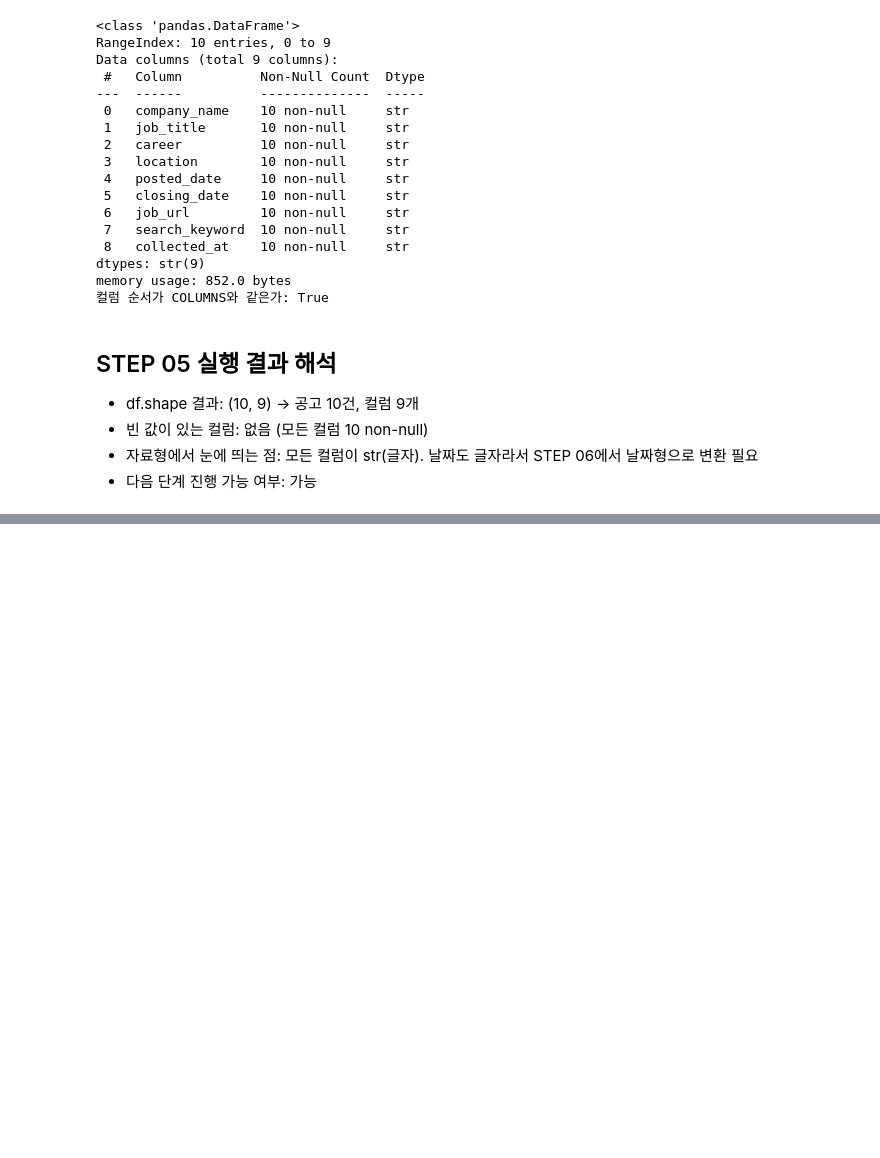
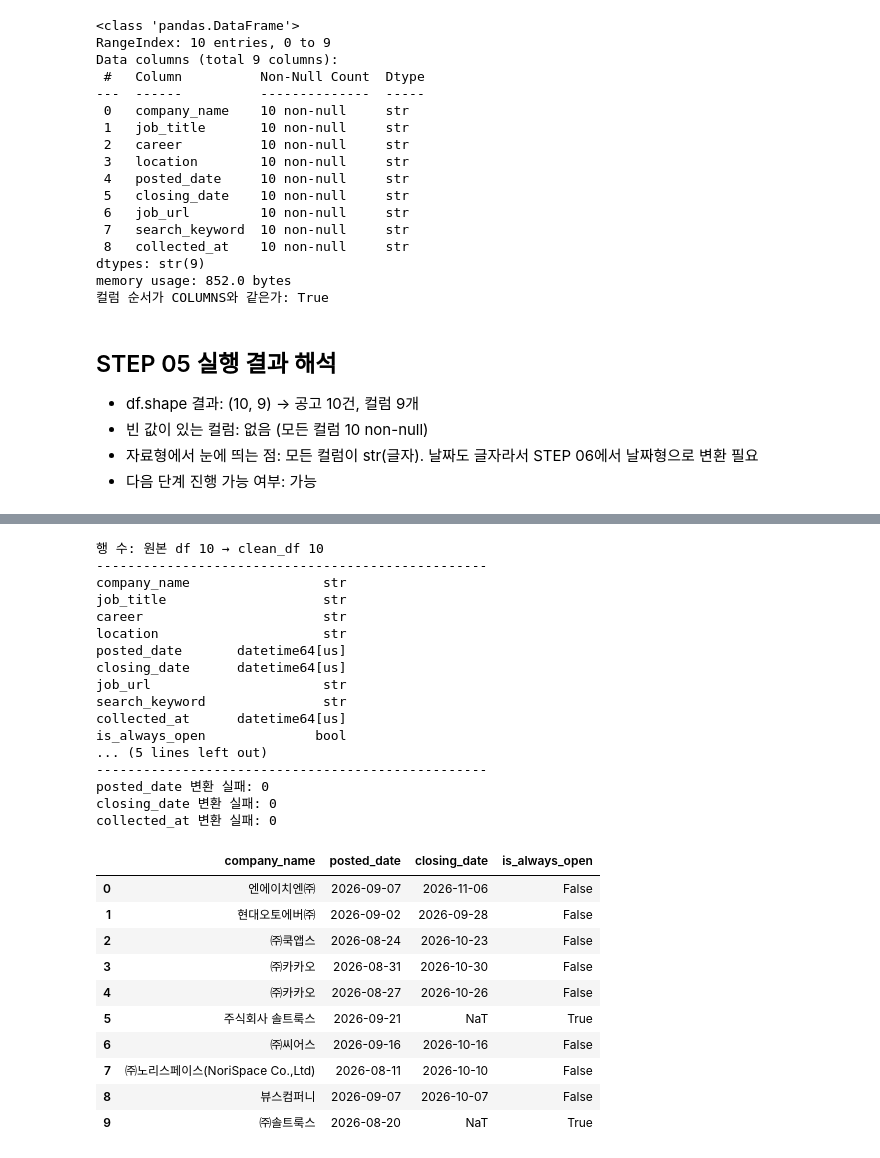
Before and after one commit to lsh0555/claude-code-agent-course, a Jupyter notebook: chapter11/ax-job-agent/notebooks/ax_job_pipeline.ipynb, the cells around one changed output, grey strips where cells are left out. Saved outputs shown, nothing was run; the diff lists cells and outputs as text; code cells hidden in the pictures; blank space fills up the shorter version.

```diff
--- a/chapter11/ax-job-agent/notebooks/ax_job_pipeline.ipynb
+++ b/chapter11/ax-job-agent/notebooks/ax_job_pipeline.ipynb
@@ -440,0 +487,65 @@ memory usage: 852.0 bytes
+# %%
+ALWAYS_OPEN_DATE = "2070-01-01"                             # 잡코리아가 상시채용에 넣는 마감일
+DATE_COLUMNS = ["posted_date", "closing_date", "collected_at"]   # 날짜형으로 바꿀 컬럼
+
+clean_df = df.copy()                                         # 원본 df는 그대로 두고 복사본으로 작업
+
+clean_df = clean_df.drop_duplicates(subset="job_url", keep="first")   # 같은 job_url은 앞의 것만 남김
+
+clean_df["is_always_open"] = clean_df["closing_date"] == ALWAYS_OPEN_DATE   # 상시채용이면 True, 아니면 False
+clean_df.loc[clean_df["is_always_open"], "closing_date"] = None             # 상시채용의 마감일은 빈 값으로
+
+for col in DATE_COLUMNS:
+    clean_df[col] = pd.to_datetime(clean_df[col], errors="coerce")   # 글자 → 날짜형 (변환 못 하면 빈 값 NaT)
+# %%
+print("행 수: 원본 df", len(df), "→ clean_df", len(clean_df))   # 차이 = 제거된 중복 수
+print("-" * 50)
+
+print(clean_df.dtypes)   # 날짜 3개 컬럼이 datetime64 이면 정상
+print("-" * 50)
+
+always_open = clean_df[clean_df["is_always_open"]]
+print("상시채용 건수:", len(always_open))
+for _, row in always_open.iterrows():
+    print(" -", row["company_name"], "|", row["job_title"])
+print("-" * 50)
+
+# 날짜 변환 실패: 원래 값이 있었는데 변환 후 빈 값이 된 수 (상시채용은 일부러 비웠으니 제외)
+original = df.loc[clean_df.index]   # clean_df에 남은 행과 같은 행의 원본 값
+for col in DATE_COLUMNS:
+    had_value = original[col].notna()
+    if col == "closing_date":
+        had_value = had_value & ~clean_df["is_always_open"]
+    failed = (had_value & clean_df[col].isna()).sum()
+    print(f"{col} 변환 실패:", failed)   # 0이면 정상
+
+display(clean_df[["company_name", "posted_date", "closing_date", "is_always_open"]])
+# %% [output]
+행 수: 원본 df 10 → clean_df 10
+--------------------------------------------------
+company_name                 str
+job_title                    str
+career                       str
+location                     str
+posted_date       datetime64[us]
+closing_date      datetime64[us]
+job_url                      str
+search_keyword               str
+collected_at      datetime64[us]
+is_always_open              bool
+... (5 lines left out)
+--------------------------------------------------
+posted_date 변환 실패: 0
+closing_date 변환 실패: 0
+collected_at 변환 실패: 0
+|  | company_name | posted_date | closing_date | is_always_open |
+| 0 | 엔에이치엔㈜ | 2026-09-07 | 2026-11-06 | False |
+| 1 | 현대오토에버㈜ | 2026-09-02 | 2026-09-28 | False |
+| 2 | ㈜쿡앱스 | 2026-08-24 | 2026-10-23 | False |
+| 3 | ㈜카카오 | 2026-08-31 | 2026-10-30 | False |
+| 4 | ㈜카카오 | 2026-08-27 | 2026-10-26 | False |
+| 5 | 주식회사 솔트룩스 | 2026-09-21 | NaT | True |
+| 6 | ㈜씨어스 | 2026-09-16 | 2026-10-16 | False |
+| 7 | ㈜노리스페이스(NoriSpace Co.,Ltd) | 2026-08-11 | 2026-10-10 | False |
+| 8 | 뷰스컴퍼니 | 2026-09-07 | 2026-10-07 | False |
+| 9 | ㈜솔트룩스 | 2026-08-20 | NaT | True |
```
Also changed, not shown: parts of 9 cells of this notebook, 1 other file.
